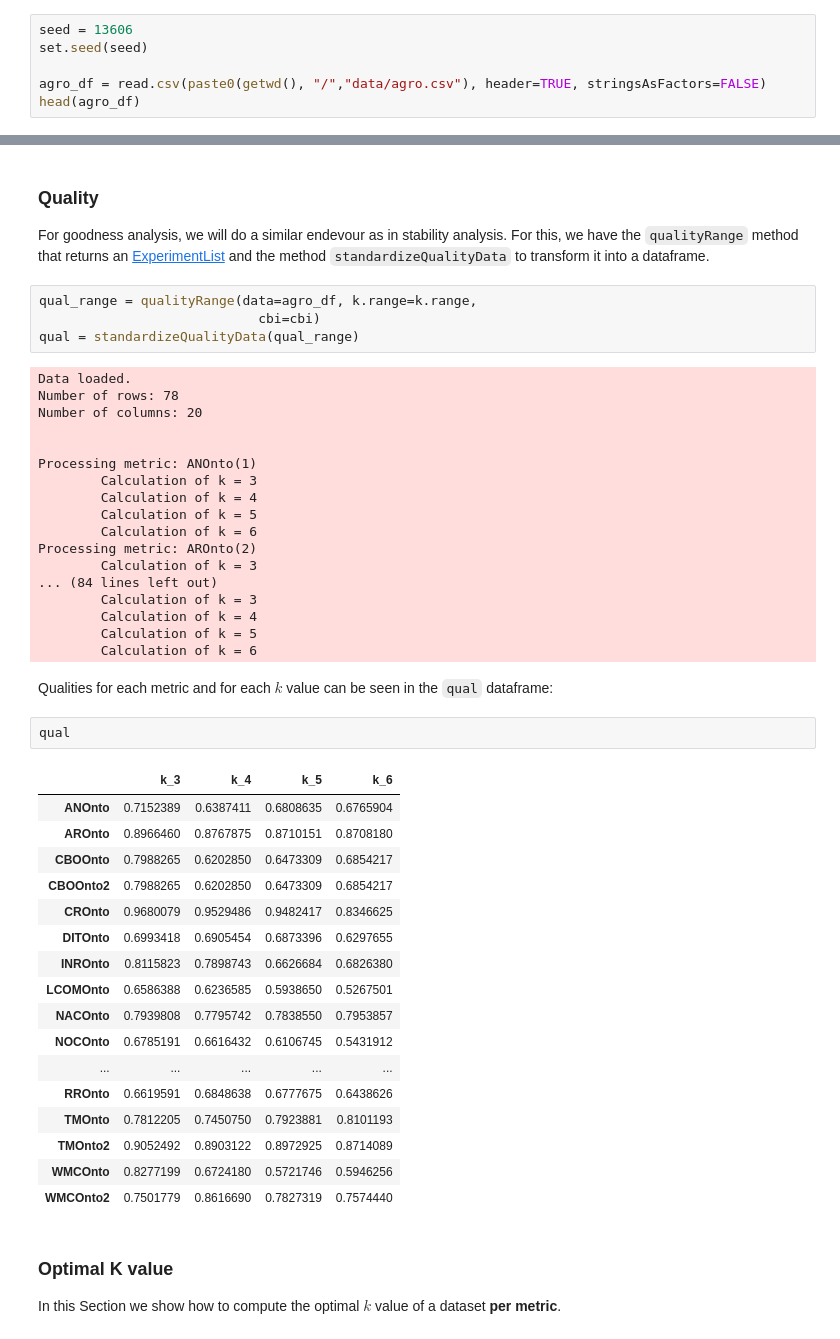
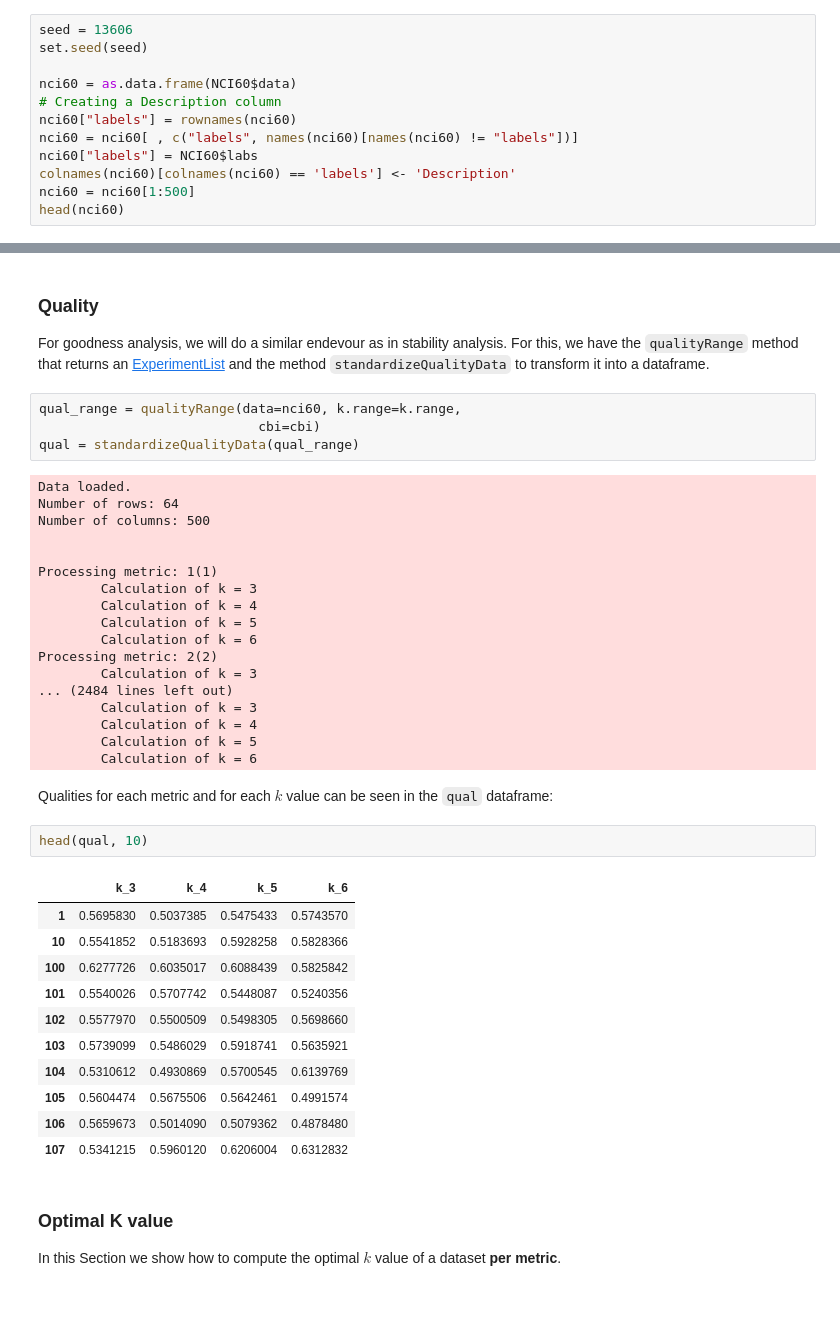
Before and after one commit to neobernad/evaluomeR, a Jupyter notebook: notebooks/examples/evaluomeR_optimal_k_analysis.ipynb, the cells around one changed output, grey strips where cells are left out. Cells and saved outputs as stored; diff of their text form; blank space fills up the shorter version.

```diff
--- a/notebooks/examples/evaluomeR_optimal_k_analysis.ipynb
+++ b/notebooks/examples/evaluomeR_optimal_k_analysis.ipynb
@@ -39,6 +23,12 @@ Loading required package: sparcl
 seed = 13606
 set.seed(seed)
 
-agro_df = read.csv(paste0(getwd(), "/","data/agro.csv"), header=TRUE, stringsAsFactors=FALSE)
-head(agro_df)
+nci60 = as.data.frame(NCI60$data)
+# Creating a Description column
+nci60["labels"] = rownames(nci60)
+nci60 = nci60[ , c("labels", names(nci60)[names(nci60) != "labels"])]
+nci60["labels"] = NCI60$labs
+colnames(nci60)[colnames(nci60) == 'labels'] <- 'Description'
+nci60 = nci60[1:500]
+head(nci60)
 # %% [output]
@@ -107,23 +91,23 @@ stab
 ### Quality <a class="anchor" id="single_qual"></a>
 For goodness analysis, we will do a similar endevour as in stability analysis. For this, we have the `qualityRange` method that returns an [ExperimentList](https://rdrr.io/bioc/MultiAssayExperiment/man/ExperimentList.html) and the method `standardizeQualityData` to transform it into a dataframe.
 # %%
-qual_range = qualityRange(data=agro_df, k.range=k.range,
+qual_range = qualityRange(data=nci60, k.range=k.range,
                             cbi=cbi)
 qual = standardizeQualityData(qual_range)
 # %% [output]
 Data loaded.
-Number of rows: 78
-Number of columns: 20
+Number of rows: 64
+Number of columns: 500
 
 
-Processing metric: ANOnto(1)
+Processing metric: 1(1)
         Calculation of k = 3
         Calculation of k = 4
         Calculation of k = 5
         Calculation of k = 6
-Processing metric: AROnto(2)
+Processing metric: 2(2)
         Calculation of k = 3
-... (84 lines left out)
+... (2484 lines left out)
         Calculation of k = 3
         Calculation of k = 4
         Calculation of k = 5
@@ -131,25 +115,19 @@ Processing metric: AROnto(2)
 # %% [markdown]
 Qualities for each metric and for each $k$ value can be seen in the `qual` dataframe:
 # %%
-qual
+head(qual, 10)
 # %% [output]
 |  | k_3 | k_4 | k_5 | k_6 |
-| ANOnto | 0.7152389 | 0.6387411 | 0.6808635 | 0.6765904 |
-| AROnto | 0.8966460 | 0.8767875 | 0.8710151 | 0.8708180 |
-| CBOOnto | 0.7988265 | 0.6202850 | 0.6473309 | 0.6854217 |
-| CBOOnto2 | 0.7988265 | 0.6202850 | 0.6473309 | 0.6854217 |
-| CROnto | 0.9680079 | 0.9529486 | 0.9482417 | 0.8346625 |
-| DITOnto | 0.6993418 | 0.6905454 | 0.6873396 | 0.6297655 |
-| INROnto | 0.8115823 | 0.7898743 | 0.6626684 | 0.6826380 |
-| LCOMOnto | 0.6586388 | 0.6236585 | 0.5938650 | 0.5267501 |
-| NACOnto | 0.7939808 | 0.7795742 | 0.7838550 | 0.7953857 |
-| NOCOnto | 0.6785191 | 0.6616432 | 0.6106745 | 0.5431912 |
-| ... | ... | ... | ... | ... |
-| RROnto | 0.6619591 | 0.6848638 | 0.6777675 | 0.6438626 |
-| TMOnto | 0.7812205 | 0.7450750 | 0.7923881 | 0.8101193 |
-| TMOnto2 | 0.9052492 | 0.8903122 | 0.8972925 | 0.8714089 |
-| WMCOnto | 0.8277199 | 0.6724180 | 0.5721746 | 0.5946256 |
-| WMCOnto2 | 0.7501779 | 0.8616690 | 0.7827319 | 0.7574440 |
+| 1 | 0.5695830 | 0.5037385 | 0.5475433 | 0.5743570 |
+| 10 | 0.5541852 | 0.5183693 | 0.5928258 | 0.5828366 |
+| 100 | 0.6277726 | 0.6035017 | 0.6088439 | 0.5825842 |
+| 101 | 0.5540026 | 0.5707742 | 0.5448087 | 0.5240356 |
+| 102 | 0.5577970 | 0.5500509 | 0.5498305 | 0.5698660 |
+| 103 | 0.5739099 | 0.5486029 | 0.5918741 | 0.5635921 |
+| 104 | 0.5310612 | 0.4930869 | 0.5700545 | 0.6139769 |
+| 105 | 0.5604474 | 0.5675506 | 0.5642461 | 0.4991574 |
+| 106 | 0.5659673 | 0.5014090 | 0.5079362 | 0.4878480 |
+| 107 | 0.5341215 | 0.5960120 | 0.6206004 | 0.6312832 |
 # %% [markdown]
 ### Optimal K value <a class="anchor" id="single_optimal"></a>
 In this Section we show how to compute the optimal $k$ value of a dataset **per metric**.
```
Also changed, not shown: parts of 13 cells of this notebook.
